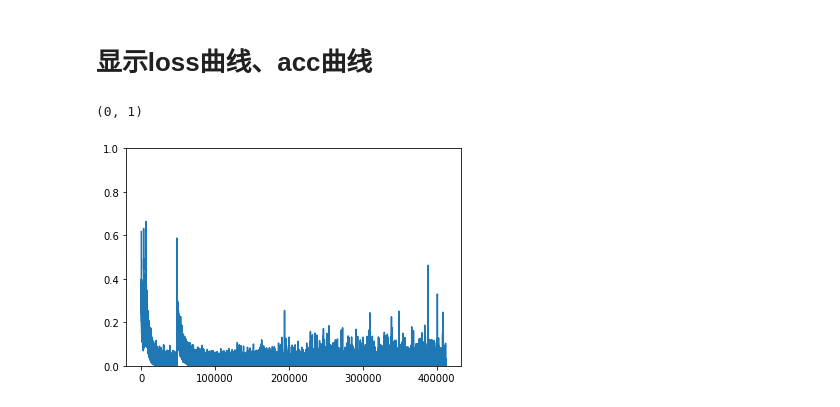
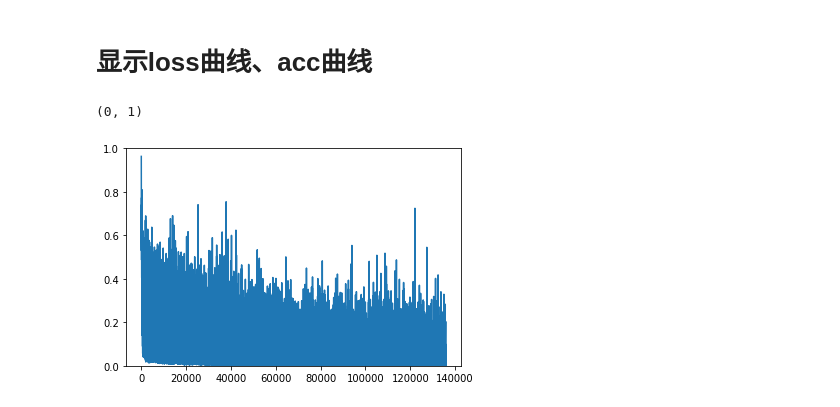
Before and after one commit to Peterisfar/Skyline-Similarity-with-Siamese-Networks-in-Pytorch, a Jupyter notebook: notebook/show_something.ipynb, the cells around one changed output. Drawn from its saved outputs; the diff is of its cells as text; code cells hidden in the pictures.

```diff
--- a/notebook/show_something.ipynb
+++ b/notebook/show_something.ipynb
@@ -82,13 +82,13 @@ def read_txt_loss(filename):
             list0.append(item)
     return list0
 # %%
-filename = os.path.join("../checkpoint/new/train.log")
+filename = os.path.join("../checkpoint/new2/train.log")
 list0 = read_txt_loss(filename)
 plt.plot(list0)
 plt.ylim(0,1)
 # %% [output]
 (0, 1)
-[figure, old version]
+[figure, new version]
 # %%
 def read_txt_acc(filename):
     with open(filename, 'r') as file_to_read:
```
Also changed, not shown: parts of 2 cells of this notebook, 2 other files.
